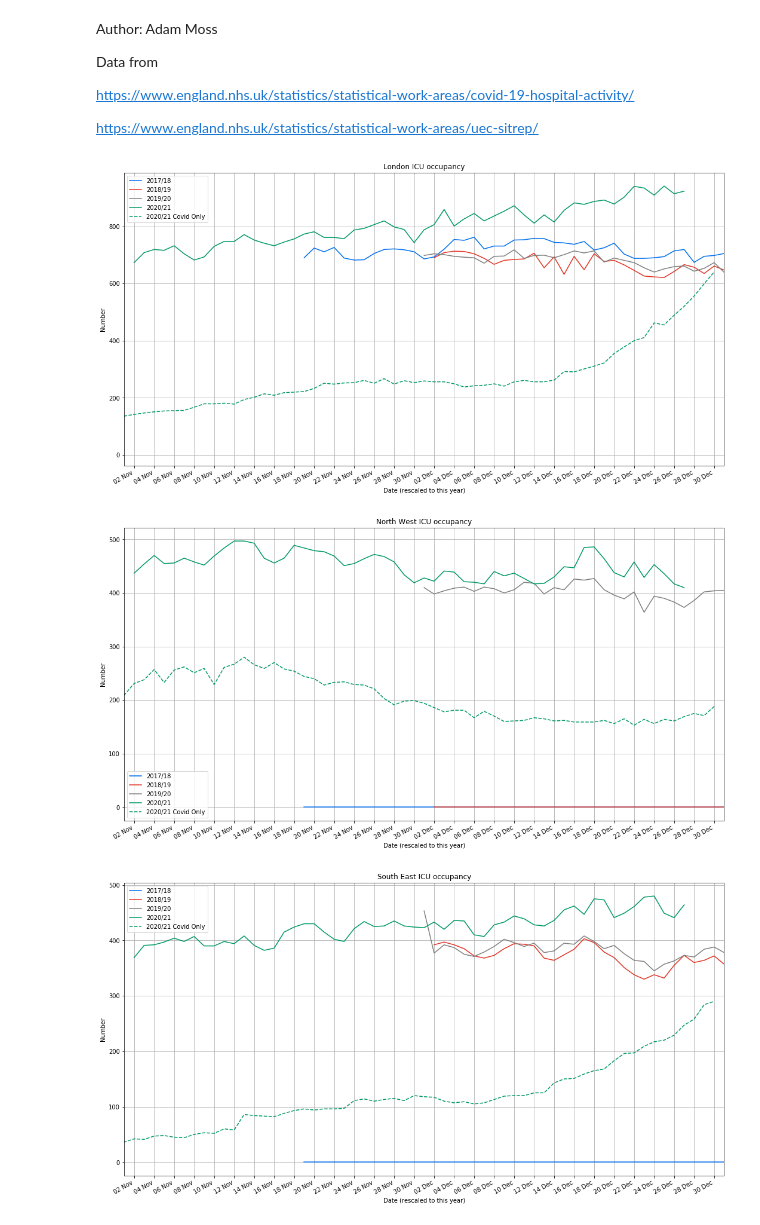
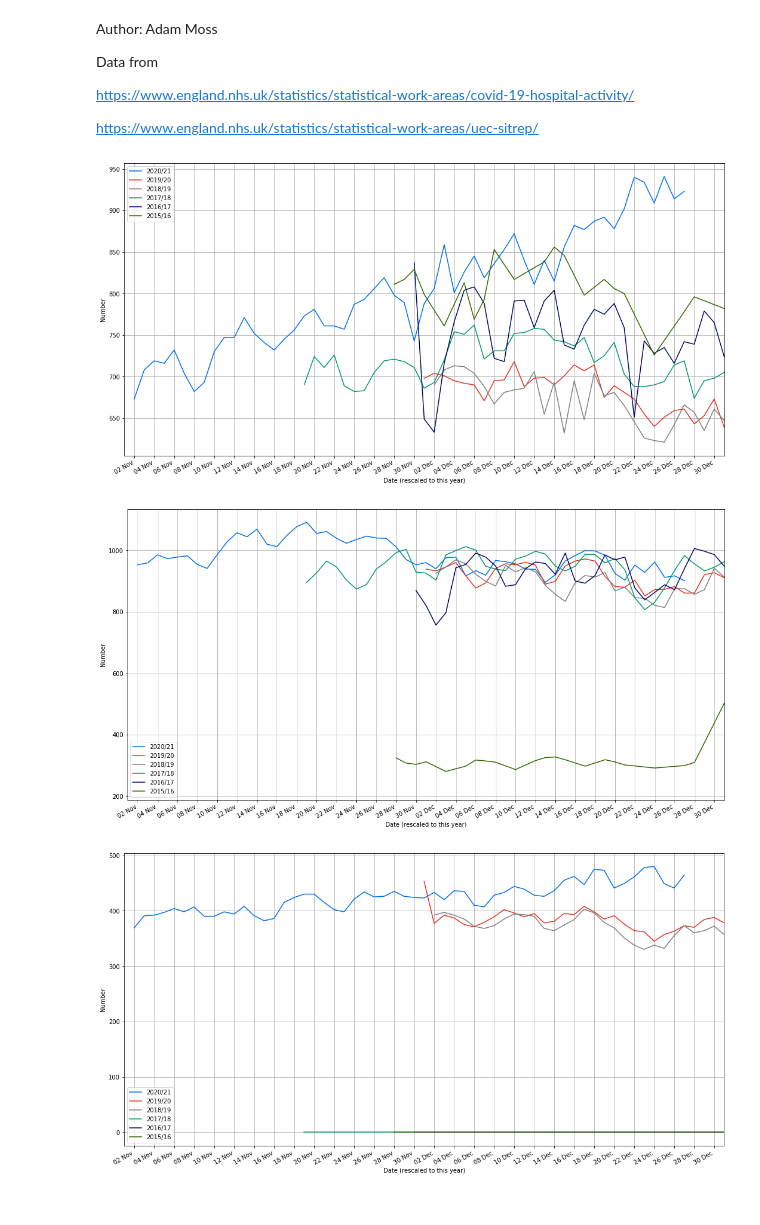
Before and after one commit to adammoss/covid, a Jupyter notebook: icu_occupancy.ipynb, the cells around one changed output. Drawn from its saved outputs; the diff is of its cells as text; code cells hidden in the pictures.

Commit message:
ICU data

```diff
--- a/icu_occupancy.ipynb
+++ b/icu_occupancy.ipynb
@@ -27,7 +27,7 @@ def extract_data(year, occupied, region):
     num_columns = len(uec.columns)
     mask = np.zeros(num_columns)
     for i in range(3, num_columns):
-        if year == '202021':
+        if year in ['202021', '201617', '201516']:
             if (i - 4) % 2 == 0:
                 mask[i] = 1
         else:
@@ -42,7 +42,7 @@ def extract_data(year, occupied, region):
     else:
         offset = 0
     for i in range(3, num_columns):
-        if year == '202021':
+        if year in ['202021', '201617', '201516']:
             if (i - 4 - offset) % 2 == 0:
                 mask[i] = 1
         else:
@@ -62,19 +62,23 @@ def extract_data(year, occupied, region):
     df.head()
     return np.array([parser.parse(d) for d in dates]), s[dates].values
 # %%
-def make_plot(region):
+def make_plot(region, plot_covid_only=False):
     plt.figure(figsize=(18,10))
+    dates, values = extract_data('202021', True, region)
+    plt.plot(dates, values, label='2020/21', color=colors[0])
+    if plot_covid_only and region in covid_ventilator:
+        plt.plot(covid_ventilator['Date'], covid_ventilator[region], label='2020/21 (Covid Only)', color=colors[0], linestyle='--')
+        plt.title(region + ' ICU occupancy')
+    dates, values = extract_data('201920', True, region)
+    plt.plot(dates + + datetime.timedelta(days=1*365), values, label='2019/20', color=colors[1])
+    dates, values = extract_data('201819', True, region)
+    plt.plot(dates + + datetime.timedelta(days=2*365), values, label='2018/19', color=colors[2])
     dates, values = extract_data('201718', True, region)
-    plt.plot(dates + + datetime.timedelta(days=3*365), values, label='2017/18', color=colors[0])
-    dates, values = extract_data('201819', True, region)
-    plt.plot(dates + + datetime.timedelta(days=2*365), values, label='2018/19', color=colors[1])
-    dates, values = extract_data('201920', True, region)
-    plt.plot(dates + datetime.timedelta(days=365), values, label='2019/20', color=colors[2])
-    dates, values = extract_data('202021', True, region)
-    plt.plot(dates, values, label='2020/21', color=colors[3])
-    if region in covid_ventilator:
-        plt.plot(covid_ventilator['Date'], covid_ventilator[region], label='2020/21 Covid Only', color=colors[3], linestyle='--')
-        plt.title(region + ' ICU occupancy')
+    plt.plot(dates + + datetime.timedelta(days=3*365), values, label='2017/18', color=colors[3])
+    dates, values = extract_data('201617', True, region)
+    plt.plot(dates + + datetime.timedelta(days=4*365), values, label='2016/17', color=colors[4])
+    dates, values = extract_data('201516', True, region)
+    plt.plot(dates + + datetime.timedelta(days=5*365), values, label='2015/16', color=colors[5])
     plt.xlabel('Date (rescaled to this year)')
     plt.ylabel('Number')
     plt.legend()
@@ -88,15 +92,15 @@ def make_plot(region):
 # %%
 make_plot('London')
 # %% [output]
-[figure, old version]
+[figure, new version]
 # %%
-make_plot('North West')
+make_plot('North')
 # %% [output]
-[figure, old version]
+[figure, new version]
 # %%
 make_plot('South East')
 # %% [output]
-[figure, old version]
+[figure, new version]
 # %%
 make_plot('Midlands')
 # %% [output]
```
Also changed, not shown: parts of 1 cell of this notebook, 12 other files.
